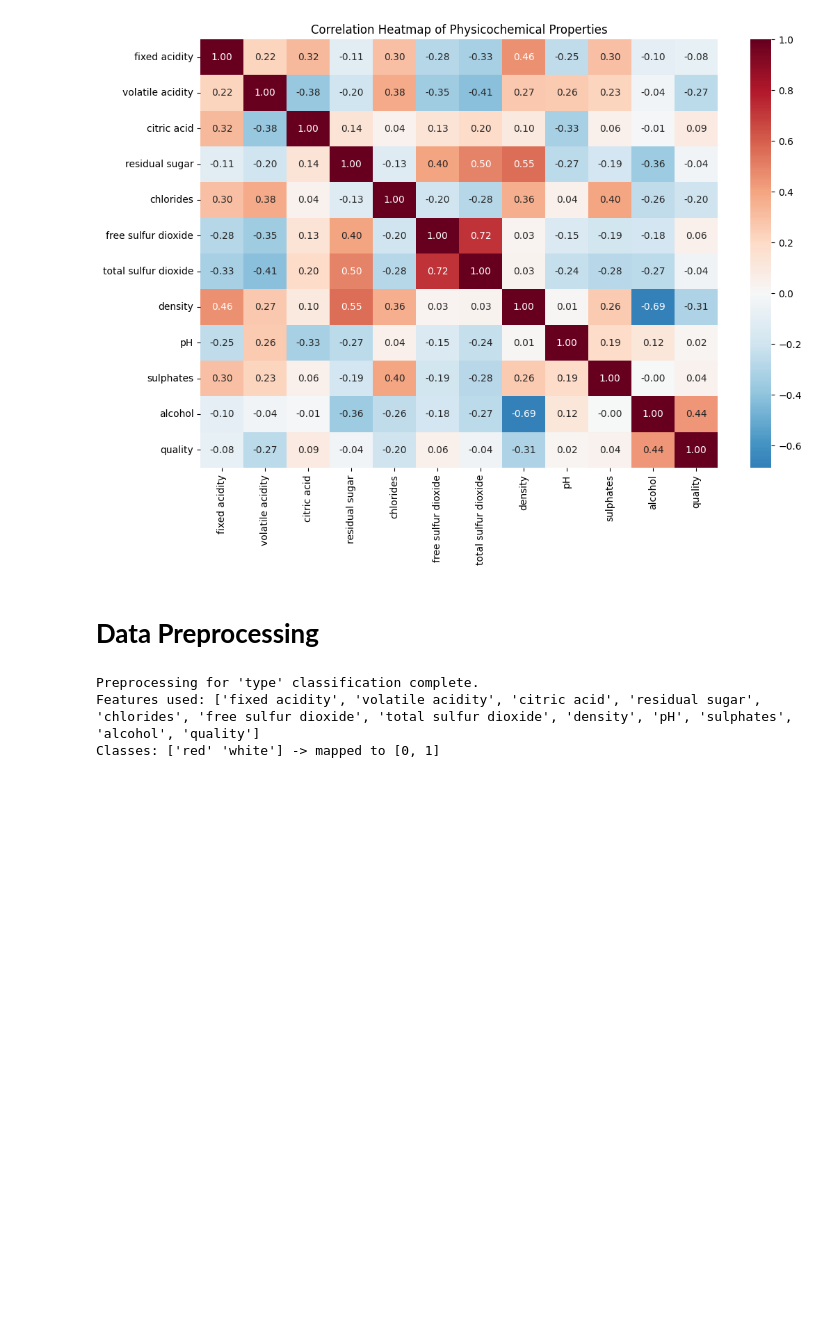
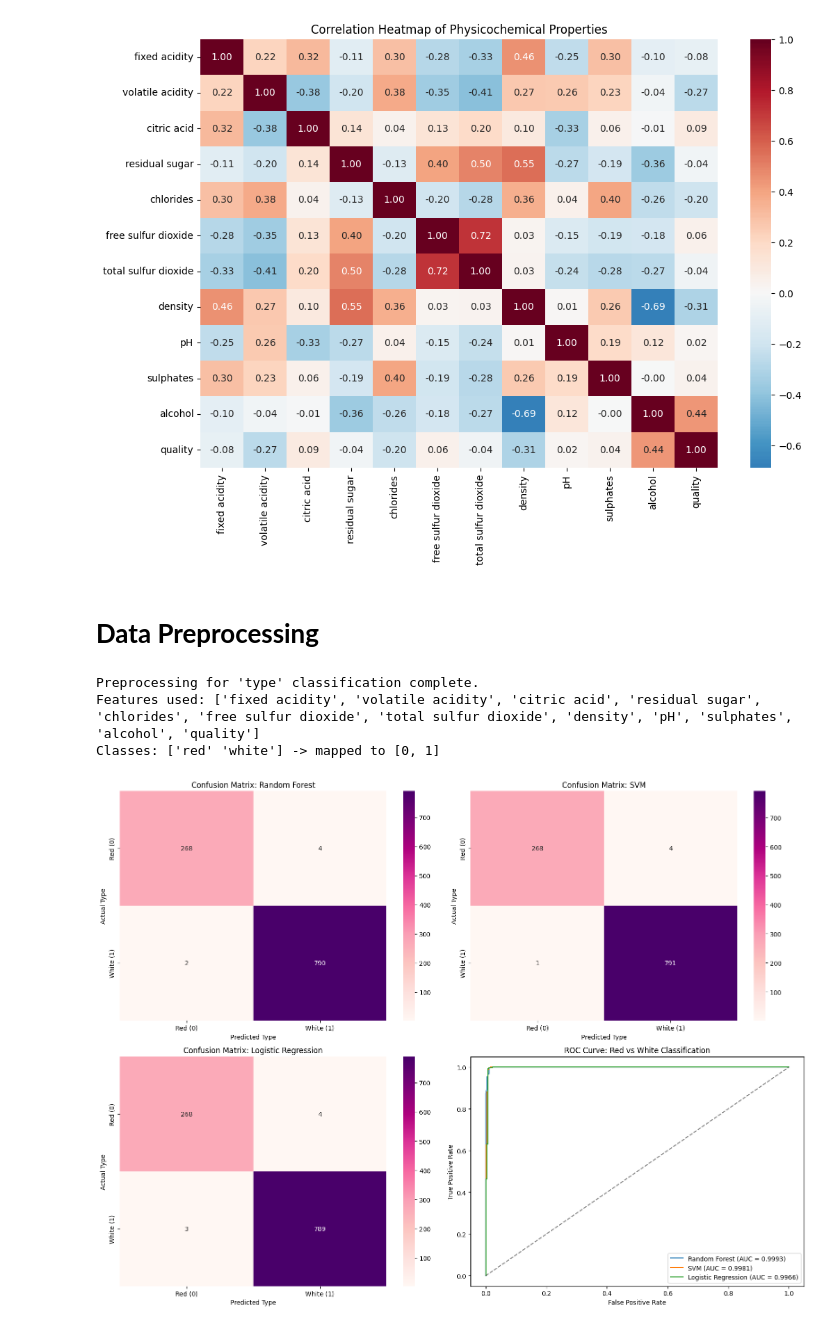
Before and after one commit to arajesh3097/Data-Science-Project, a Jupyter notebook: Winequality.ipynb, the cells around one changed output. Saved outputs shown, nothing was run; the diff lists cells and outputs as text; code cells hidden in the pictures; blank space fills up the shorter version.

Commit message:
Done Model training

```diff
--- a/Winequality.ipynb
+++ b/Winequality.ipynb
@@ -163,7 +163,7 @@ plt.figure(figsize=(15, 10))
 
 for i, feature in enumerate(features, 1):
     plt.subplot(2, 2, i)
-    sns.boxplot(x='quality', y=feature, data=df, palette='coolwarm')
+    sns.boxplot(x='quality', y=feature, data=df_combined, palette='coolwarm')
     plt.title(f'{feature.capitalize()} vs Quality')
     plt.grid(axis='y', alpha=0.3)
 
@@ -246,3 +246,83 @@ print(f"Classes: {le.classes_} -> mapped to [0, 1]")
 Preprocessing for 'type' classification complete.
 Features used: ['fixed acidity', 'volatile acidity', 'citric acid', 'residual sugar', 'chlorides', 'free sulfur dioxide', 'total sulfur dioxide', 'density', 'pH', 'sulphates', 'alcohol', 'quality']
 Classes: ['red' 'white'] -> mapped to [0, 1]
+# %%
+import time
+import numpy as np
+import pandas as pd
+import matplotlib.pyplot as plt
+import seaborn as sns
+from sklearn.ensemble import RandomForestClassifier
+from sklearn.svm import SVC
+from sklearn.linear_model import LogisticRegression
+from sklearn.metrics import (accuracy_score, precision_score, recall_score, f1_score,
+                             confusion_matrix, roc_curve, auc)
+
+# --- Configuration ---
+models = {
+    "Random Forest": RandomForestClassifier(random_state=42),
+    "SVM": SVC(probability=True, random_state=42),
+    "Logistic Regression": LogisticRegression(max_iter=1000, random_state=42)
+}
+
+results_list = []
+fig, axes = plt.subplots(2, 2, figsize=(16, 12))
+axes = axes.ravel()
+
+# --- Execution ---
+for i, (name, model) in enumerate(models.items()):
+    # 1. Performance Timing
+    start_train = time.time()
+    model.fit(X_train_comb, y_train_comb)
+    train_time = time.time() - start_train
+
+    start_test = time.time()
+    y_pred = model.predict(X_test_comb)
+    test_time = time.time() - start_test
+
+    # 2. Metric Calculation
+    acc = accuracy_score(y_test_comb, y_pred)
+    prec = precision_score(y_test_comb, y_pred)
+    rec = recall_score(y_test_comb, y_pred)
+    f1 = f1_score(y_test_comb, y_pred)
+
+    results_list.append({
+        "Model": name, "Accuracy": acc, "Precision": prec,
+        "Recall": rec, "F1-Score": f1,
+        "Train Time (s)": round(train_time, 4),
+        "Test Time (s)": round(test_time, 4)
+    })
+
+    # 3. Confusion Matrix Visualization
+    cm = confusion_matrix(y_test_comb, y_pred)
+    sns.heatmap(cm, annot=True, fmt='d', ax=axes[i], cmap='RdPu',
+                xticklabels=['Red (0)', 'White (1)'],
+                yticklabels=['Red (0)', 'White (1)'])
+    axes[i].set_title(f"Confusion Matrix: {name}")
+    axes[i].set_xlabel("Predicted Type")
+    axes[i].set_ylabel("Actual Type")
+
+# --- 4. ROC Curve Comparison ---
+for name, model in models.items():
+    y_probs = model.predict_proba(X_test_comb)[:, 1]
+    fpr, tpr, _ = roc_curve(y_test_comb, y_probs)
+    roc_auc = auc(fpr, tpr)
+    axes[3].plot(fpr, tpr, label=f'{name} (AUC = {roc_auc:.4f})')
+
+axes[3].plot([0, 1], [0, 1], 'k--', alpha=0.5)
+axes[3].set_title("ROC Curve: Red vs White Classification")
+axes[3].set_xlabel("False Positive Rate")
+axes[3].set_ylabel("True Positive Rate")
+axes[3].legend(loc='lower right')
+
+plt.tight_layout()
+plt.show()
+
+# --- 5. Summarized Matrix ---
+df_performance = pd.DataFrame(results_list).set_index("Model")
+print("\n" + "="*30)
+print("FINAL SUMMARIZED PERFORMANCE")
+print("="*30)
+display(df_performance)
+# %% [output]
+[figure, added]
```
Also changed, not shown: parts of 5 cells of this notebook.
